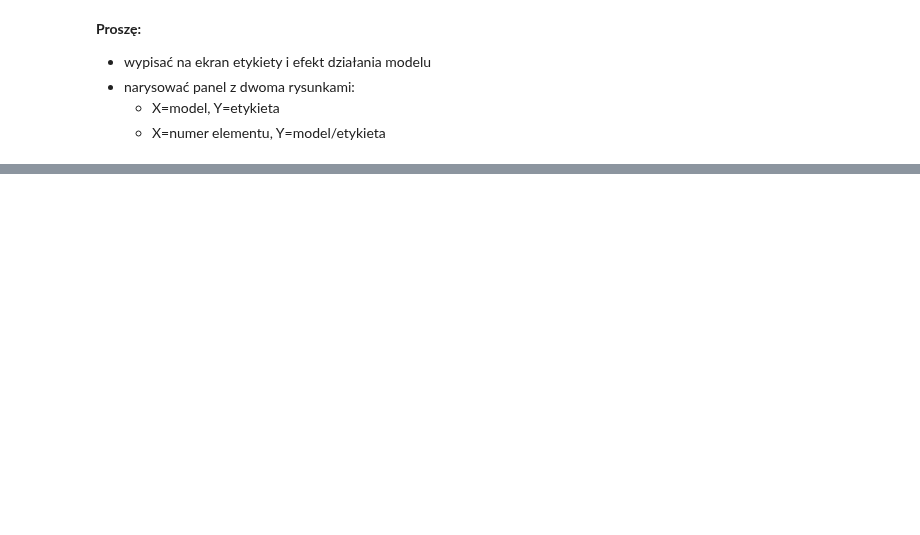
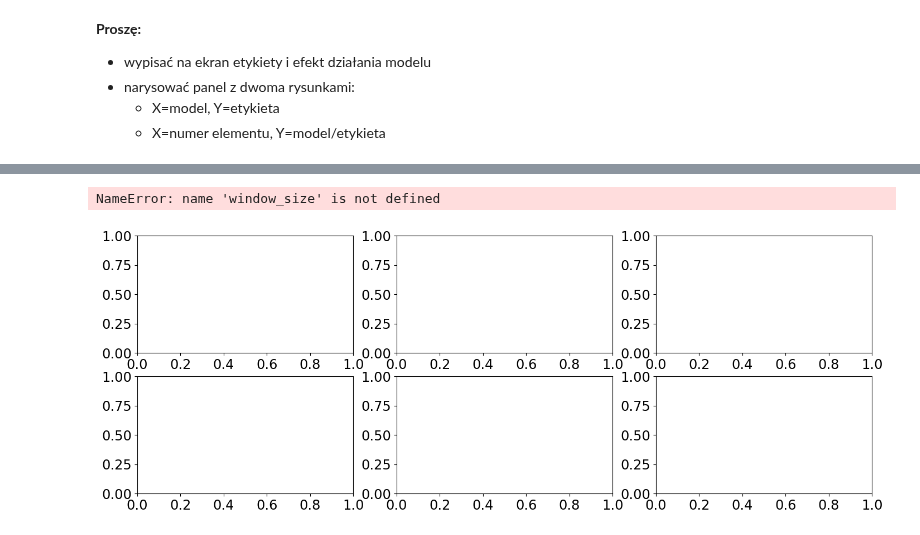
Before and after one commit to akalinow/UczenieMaszynoweII, a Jupyter notebook: PL/10_Sieci_rekurencyjne.ipynb, the cells around one changed output, grey strips where cells are left out. Drawn from its saved outputs; the diff is of its cells as text; code cells hidden in the pictures; blank space fills up the shorter version.

```diff
--- a/PL/10_Sieci_rekurencyjne.ipynb
+++ b/PL/10_Sieci_rekurencyjne.ipynb
@@ -375,0 +409,6 @@ Label, prediction: 514229 512076
+# %%
+#BEGIN_SOLUTION
+train_street = "Mogilska"
+val_street = "Kotlarska"
+#END_SOLUTION
+pass
@@ -375,0 +476,11 @@ Label, prediction: 514229 512076
+# %%
+#BEGIN_SOLUTION
+model = tf.keras.Sequential(layers = [tf.keras.layers.InputLayer(shape=(None, 1)),
+    tf.keras.layers.LSTM(8, return_sequences=True),
+    tf.keras.layers.LSTM(8, return_sequences=True),
+    tf.keras.layers.LSTM(8),
+    tf.keras.layers.Dense(1, activation='sigmoid')],
+                         name="traffic_prediction")
+model.summary()
+#END_SOLUTION
+pass
@@ -375,0 +527,62 @@ Label, prediction: 514229 512076
+# %%
+fig, axes = plt.subplots(2,3, figsize=(17,6))
+import datetime
+import matplotlib.dates as mdates
+#BEGIN_SOLUTION
+date = df["Data"][window_size-1:]
+y = df[train_street][window_size-1:].values
+y_pred = model.predict(train_dataset)[:,0]*scale
+y_pred_naive = np.roll(y,1)
+
+##
+axes[0,1].set_title(train_street)
+axes[0,0].plot(date, y, 'o', label="true");
+axes[0,0].plot(date, y_pred, 'go', label="model");
+axes[0,0].legend()
+axes[0,0].set_xlim([datetime.date(2019, 12, 1), datetime.date(2021, 1, 31)])
+axes[0,0].xaxis.set_major_locator(mdates.MonthLocator(bymonth=(1, 6)))
+axes[0,0].xaxis.set_minor_locator(mdates.MonthLocator())
+
+##
+axes[0,1].plot(date, y/y_pred, 'o', label="true/model");
+axes[0,1].plot([date.min(), date.max()], [1,1], 'r')
+axes[0,1].legend()
+axes[0,1].set_ylim([-2,3])
+axes[0,1].xaxis.set_major_locator(mdates.YearLocator(2, 1))
+##
+axes[0,2].hist((y-y_pred)/y, label="RNN", bins=np.linspace(-2,2,50));
+axes[0,2].hist((y-y_pred_naive)/y, label="naive", bins=np.linspace(-2,2,50), alpha=0.7);
+axes[0,2].set_xlabel = r"$\frac{true-model}{true}$"
+axes[0,2].legend()
+##
+y = df[val_street][window_size-1:]
+y_pred = model.predict(val_dataset)[:,0]*scale
+y_pred_naive = np.roll(y,1)
+
+axes[1,1].set_title(val_street)
+axes[1,0].plot(date, y, 'o', label="true");
+axes[1,0].plot(date, y+np.sqrt(y), 'ob', label=r"+\sigma");
+axes[1,0].plot(date, y-np.sqrt(y), 'ob', label=r"-\sigma");
+axes[1,0].plot(date, y_pred, 'go', label="model");
+axes[1,0].legend()
+axes[1,0].set_xlim([datetime.date(2019, 12, 1), datetime.date(2021, 1, 31)])
+axes[1,0].xaxis.set_major_locator(mdates.MonthLocator(bymonth=(1, 6)))
+axes[1,0].xaxis.set_minor_locator(mdates.MonthLocator())
+##
+axes[1,1].plot(date, y/y_pred, 'o', label="true/model");
+axes[1,1].plot([date.min(), date.max()], [1,1], 'r')
+axes[1,1].legend()
+axes[1,1].set_ylim([-2,3])
+axes[1,1].xaxis.set_major_locator(mdates.YearLocator(2, 1))
+##
+axes[1,2].hist((y-y_pred)/y, label=r"$\frac{true-model}{true}$", bins=np.linspace(-2,2,50));
+axes[1,2].hist((y-y_pred_naive)/y, label="naive", bins=np.linspace(-2,2,50), alpha=0.7);
+axes[1,2].set_xlabel = r"$\frac{true-model}{true}$"
+axes[1,2].legend()
+##
+plt.subplots_adjust(bottom=0.02, left=0.02, right=0.98, wspace=0.15, hspace=0.4)
+#END_SOLUTION
+pass
+# %% [output]
+NameError: name 'window_size' is not defined
+[figure, added]
```
Also changed, not shown: parts of 33 cells of this notebook, 1 other file.
